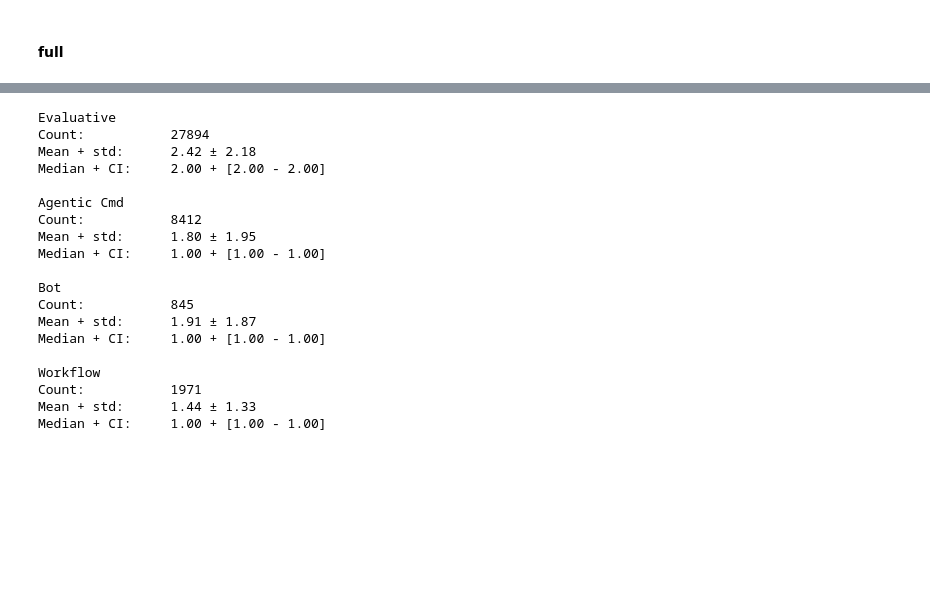
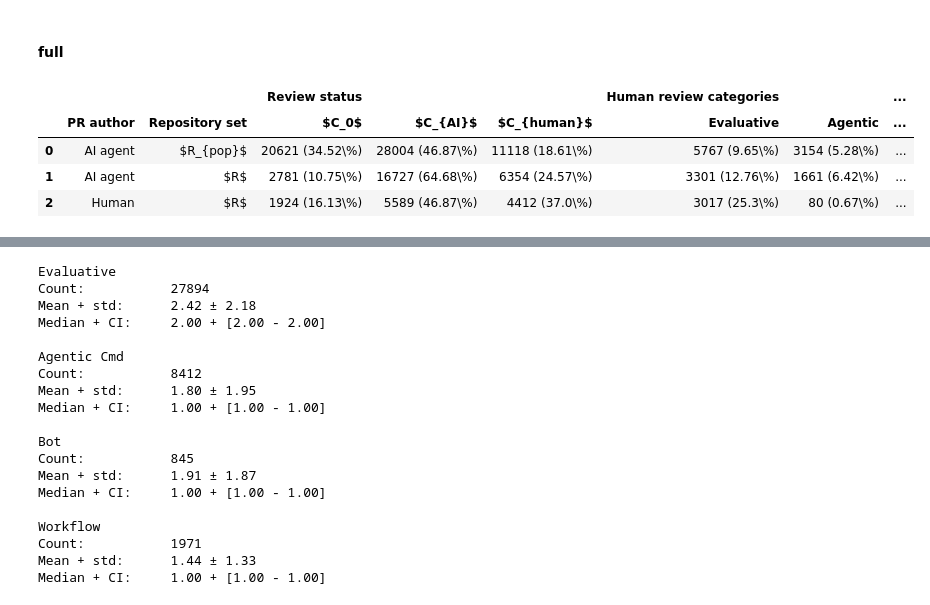
Before and after one commit to ncusi/reviewing-ai-generated-prs-ease2026-short, a Jupyter notebook: RQ2.ipynb, the cells around one changed output, grey strips where cells are left out. Drawn from its saved outputs; the diff is of its cells as text; code cells hidden in the pictures; blank space fills up the shorter version.

Commit message:
Table 2

```diff
--- a/RQ2.ipynb
+++ b/RQ2.ipynb
@@ -499,7 +490,9 @@ Number of degrees of freedom: 3
 # %% [markdown]
 ### Statistics for Sankey diagrams
 # %%
-display(human_pr_comments_from_repos_with_human_df['rev_type'].value_counts())
+human_pr_comments_from_repos_with_human_df__human = human_pr_comments_from_repos_with_human_df[m_human]
+human_pr_comments_from_repos_with_human_df__human__counts = human_pr_comments_from_repos_with_human_df__human['rev_type'].value_counts()
+display(human_pr_comments_from_repos_with_human_df__human__counts)
 print(sum(m_human))
 len(human_pr_comments_from_repos_with_human_df) - sum(m_human)
 # %% [output]
@@ -512,7 +505,9 @@ Name: count, dtype: int64
 4412
 5589
 # %%
-display(pr_comments_from_repos_with_human_df['rev_type'].value_counts())
+pr_comments_from_repos_with_human_df__human = pr_comments_from_repos_with_human_df[m_all]
+pr_comments_from_repos_with_human_df__human__counts = pr_comments_from_repos_with_human_df__human['rev_type'].value_counts()
+display(pr_comments_from_repos_with_human_df__human__counts)
 print(sum(m_all))
 len(pr_comments_from_repos_with_human_df) - sum(m_all)
 # %% [output]
@@ -526,0 +524,5 @@ Name: count, dtype: int64
+# %%
+ai_comments_from_repos_with_human_agentic_comments_count = sum(pr_comments_from_repos_with_human_df["user_type"] != "User")
+print(ai_comments_from_repos_with_human_agentic_comments_count)
+human_comments_from_repos_with_human_agentic_comments_count = sum(human_pr_comments_from_repos_with_human_df["user_type"] != "User")
+print(human_comments_from_repos_with_human_agentic_comments_count)
@@ -526,0 +532,5 @@ Name: count, dtype: int64
+# %%
+ai_comments_from_repos_with_human_human_comments_count = sum(pr_comments_from_repos_with_human_df["user_type"] == "User")
+print(ai_comments_from_repos_with_human_human_comments_count)
+human_comments_from_repos_with_human_human_comments_count = sum(human_pr_comments_from_repos_with_human_df["user_type"] == "User")
+print(human_comments_from_repos_with_human_human_comments_count)
@@ -1363,4 +946,79 @@ def calculate_2nd_table(df):
 # %% [markdown]
 #### full
 # %%
-table_2nd_prc = calculate_2nd_table(pr_comments_df)
+columns = pd.MultiIndex.from_tuples([
+    ("", "PR author"),
+    ("", "Repository set"),
+    ("Review status", "$C_0$"),
+    ("Review status", "$C_{AI}$"),
+    ("Review status", "$C_{human}$"),
+    ("Human review categories", "Evaluative"),
+    ("Human review categories", "Agentic"),
+    ("Human review categories", "Bot"),
+    ("Human review categories", "Workflow"),
+])
+
+pr_comments_df__human__counts = pd.Series({
+    "review": 5767,
+    "agentic_cmd": 3154,
+    "workflow": 1408,
+    "bot": 789
+})
+
+pr_comments_no_comments_count = 20621
+pr_comments_human_comments_count = 11118
+pr_comments_agentic_comments_count = 28004
+
+ai_agent_r_pop_sum = pr_comments_no_comments_count + pr_comments_agentic_comments_count + pr_comments_human_comments_count
+ai_agent_r_sum = ai_prs_no_comments_count + ai_comments_from_repos_with_human_agentic_comments_count + ai_comments_from_repos_with_human_human_comments_count
+human_r_sum = human_prs_no_comments_count + human_comments_from_repos_with_human_agentic_comments_count + human_comments_from_repos_with_human_human_comments_count
+
+def formattt(x, y):
+    return f"{x} " + f"({round(x * 100 / y, 2)}\%)"
+
+
+table2 = pd.DataFrame(columns=columns)
+table2[("", "PR author")] = ["AI agent", "AI agent", "Human"]
+table2[("", "Repository set")] = ["$R_{pop}$", "$R$", "$R$"]
+table2[("Review status", "$C_0$")] = [
+    formattt(pr_comments_no_comments_count, ai_agent_r_pop_sum),
+    formattt(ai_prs_no_comments_count, ai_agent_r_sum),
+    formattt(human_prs_no_comments_count, human_r_sum)
+]
+table2[("Review status", "$C_{AI}$")] = [
+    formattt(pr_comments_agentic_comments_count, ai_agent_r_pop_sum),
+    formattt(ai_comments_from_repos_with_human_agentic_comments_count, ai_agent_r_sum),
+    formattt(human_comments_from_repos_with_human_agentic_comments_count, human_r_sum)
+]
+table2[("Review status", "$C_{human}$")] = [
+    formattt(pr_comments_human_comments_count, ai_agent_r_pop_sum),
+    formattt(ai_comments_from_repos_with_human_human_comments_count, ai_agent_r_sum),
+    formattt(human_comments_from_repos_with_human_human_comments_count, human_r_sum)
+]
+table2[("Human review categories", "Evaluative")] = [
+    formattt(pr_comments_df__human__counts["review"], ai_agent_r_pop_sum),
+    formattt(pr_comments_from_repos_with_human_df__human__counts["review"], ai_agent_r_sum),
+    formattt(human_pr_comments_from_repos_with_human_df__human__counts["review"], human_r_sum)
+]
+table2[("Human review categories", "Agentic")] = [
+    formattt(pr_comments_df__human__counts["agentic_cmd"], ai_agent_r_pop_sum),
+    formattt(pr_comments_from_repos_with_human_df__human__counts["agentic_cmd"], ai_agent_r_sum),
+    formattt(human_pr_comments_from_repos_with_human_df__human__counts["agentic_cmd"], human_r_sum)
+]
+table2[("Human review categories", "Bot")] = [
+    formattt(pr_comments_df__human__counts["workflow"], ai_agent_r_pop_sum),
+    formattt(pr_comments_from_repos_with_human_df__human__counts["workflow"], ai_agent_r_sum),
+    formattt(human_pr_comments_from_repos_with_human_df__human__counts["workflow"], human_r_sum)
+]
+table2[("Human review categories", "Workflow")] = [
+    formattt(pr_comments_df__human__counts["bot"], ai_agent_r_pop_sum),
+    formattt(pr_comments_from_repos_with_human_df__human__counts["bot"], ai_agent_r_sum),
+    formattt(human_pr_comments_from_repos_with_human_df__human__counts["bot"], human_r_sum)
+]
+table2
+# %% [output]
+|  |  |  | Review status |  |  | Human review categories |  | ... |
+|  | PR author | Repository set | $C_0$ | $C_{AI}$ | $C_{human}$ | Evaluative | Agentic | ... |
+| 0 | AI agent | $R_{pop}$ | 20621 (34.52\%) | 28004 (46.87\%) | 11118 (18.61\%) | 5767 (9.65\%) | 3154 (5.28\%) | ... |
+| 1 | AI agent | $R$ | 2781 (10.75\%) | 16727 (64.68\%) | 6354 (24.57\%) | 3301 (12.76\%) | 1661 (6.42\%) | ... |
+| 2 | Human | $R$ | 1924 (16.13\%) | 5589 (46.87\%) | 4412 (37.0\%) | 3017 (25.3\%) | 80 (0.67\%) | ... |
```
Also changed, not shown: parts of 37 cells of this notebook, 1 other file.
